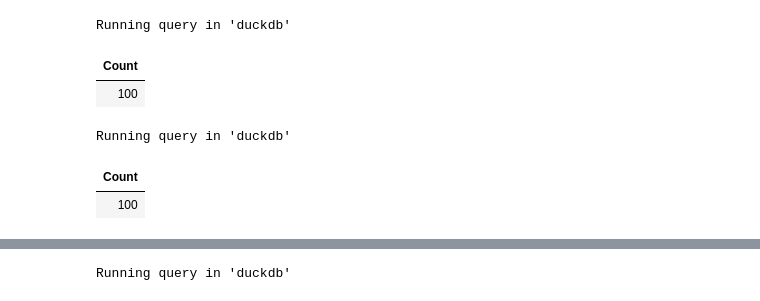
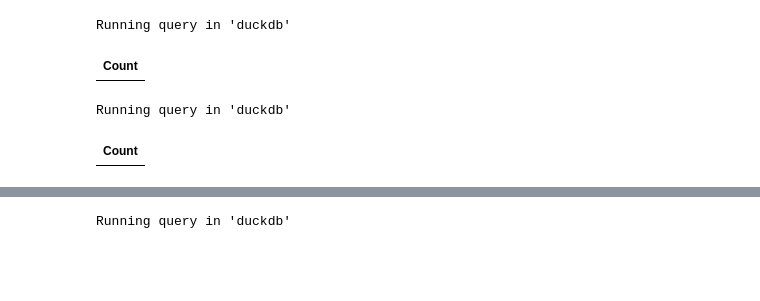
Before and after one commit to DrewButzel/CovidComparison, a Jupyter notebook: clean_db.ipynb, the cells around one changed output, grey strips where cells are left out. Cells and saved outputs as stored; diff of their text form; code cells hidden in the pictures; blank space fills up the shorter version.

```diff
--- a/clean_db.ipynb
+++ b/clean_db.ipynb
@@ -7,18 +7,23 @@ conn = duckdb.connect("clean_prototype.ddb")
 %sql conn --alias duckdb
 # %%
 %%sql
-CREATE TABLE small_reddit AS
-    SELECT * FROM read_csv("~/CS/CovidComparison/test/cleaned_small_reddit.csv")
+CREATE TABLE full_twitter (
+    status_id TEXT,
+    lang VARCHAR (3),
+    text TEXT,
+    sentiment_score INTEGER
+    )
 # %% [output]
 Running query in 'duckdb'
 | Count |
-| 100 |
 # %%
 %%sql
-CREATE TABLE small_twitter AS
-    SELECT * FROM read_csv("~/CS/CovidComparison/twitter_test/cleaned_small_twitter.csv")
+CREATE TABLE full_reddit (
+    id TEXT,
+    body TEXT,
+    sentiment_score INTEGER
+    )
 # %% [output]
 Running query in 'duckdb'
 | Count |
-| 100 |
 # %%
```
Also changed, not shown: parts of 4 cells of this notebook, 5 other files.
